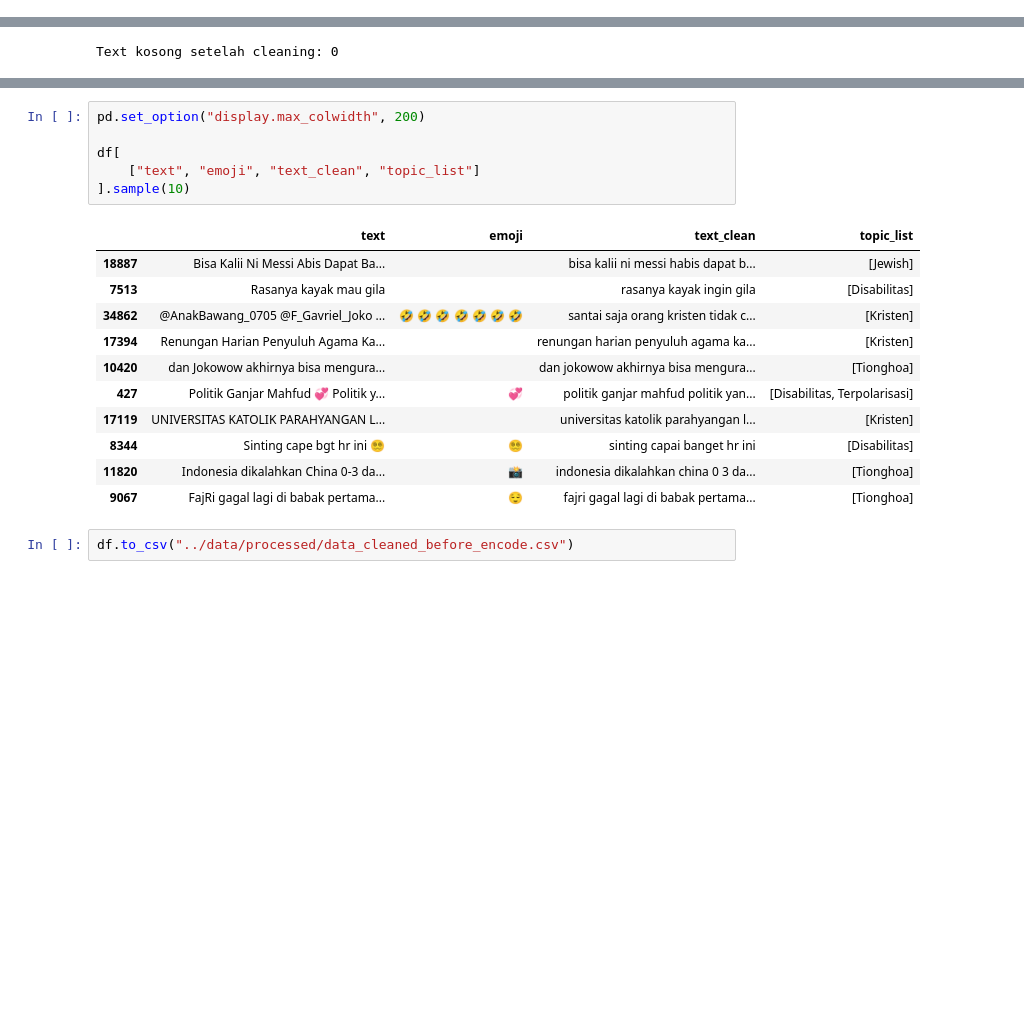
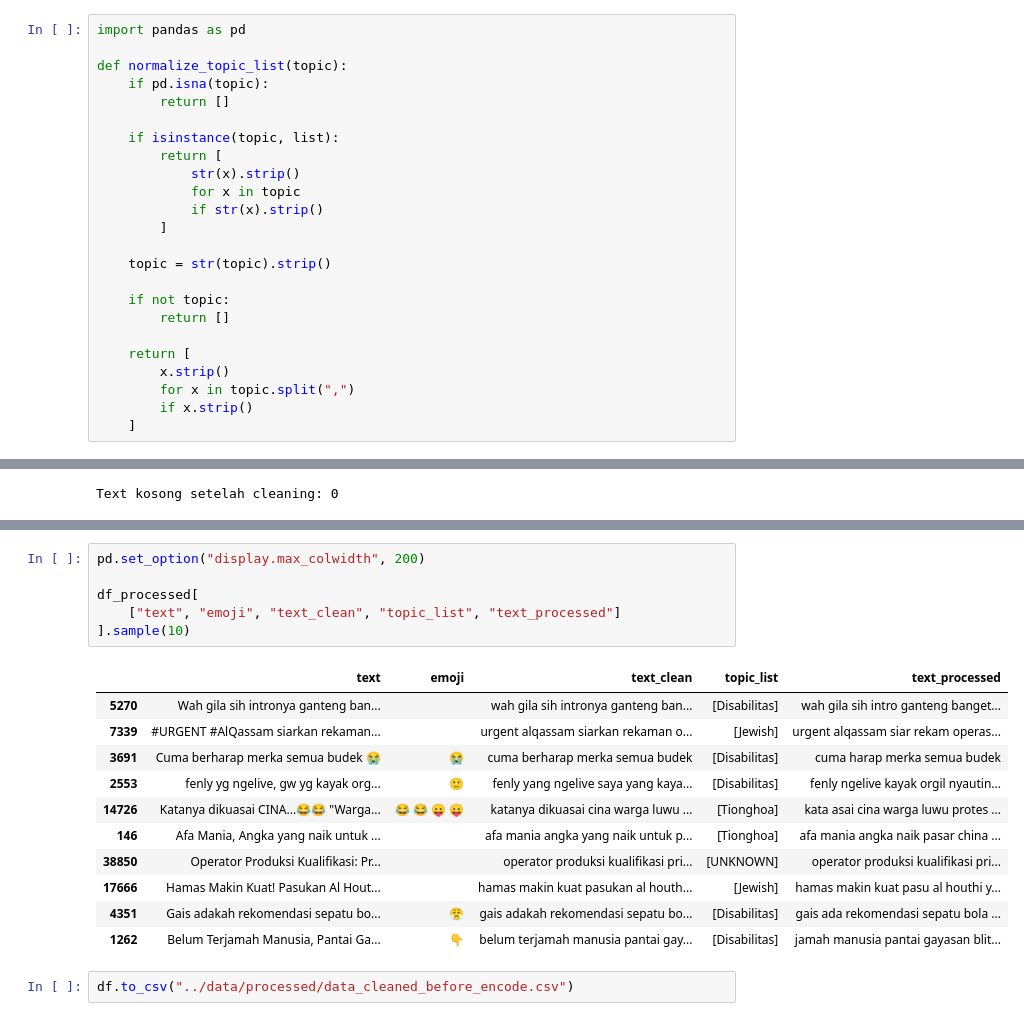
Before and after one commit to nurrasyid14/h, a Jupyter notebook: notebooks/02_preprocessing.ipynb, the cells around one changed output, grey strips where cells are left out. Drawn from its saved outputs; the diff is of its cells as text; blank space fills up the shorter version.

```diff
--- a/notebooks/02_preprocessing.ipynb
+++ b/notebooks/02_preprocessing.ipynb
@@ -289,6 +289,30 @@ def stem_text(text):
     return stemmer.stem(str(text))
 # %% [markdown]
 ### Label Encoder
+# %%
+import pandas as pd
+
+def normalize_topic_list(topic):
+    if pd.isna(topic):
+        return []
+
+    if isinstance(topic, list):
+        return [
+            str(x).strip()
+            for x in topic
+            if str(x).strip()
+        ]
+
+    topic = str(topic).strip()
+
+    if not topic:
+        return []
+
+    return [
+        x.strip()
+        for x in topic.split(",")
+        if x.strip()
+    ]
 # %%
 def encode_multilabel_column(data, column):
     """
@@ -397,20 +512,20 @@ Text kosong setelah cleaning: 0
 # %%
 pd.set_option("display.max_colwidth", 200)
 
-df[
-    ["text", "emoji", "text_clean", "topic_list"]
+df_processed[
+    ["text", "emoji", "text_clean", "topic_list", "text_processed"]
 ].sample(10)
 # %% [output]
-|  | text | emoji | text_clean | topic_list |
-| 18887 | Bisa Kalii Ni Messi Abis Dapat Ba... |  | bisa kalii ni messi habis dapat b... | [Jewish] |
-| 7513 | Rasanya kayak mau gila |  | rasanya kayak ingin gila | [Disabilitas] |
-| 34862 | @AnakBawang_0705 @F_Gavriel_Joko ... | 🤣 🤣 🤣 🤣 🤣 🤣 🤣 | santai saja orang kristen tidak c... | [Kristen] |
-| 17394 | Renungan Harian Penyuluh Agama Ka... |  | renungan harian penyuluh agama ka... | [Kristen] |
-| 10420 | dan Jokowow akhirnya bisa mengura... |  | dan jokowow akhirnya bisa mengura... | [Tionghoa] |
-| 427 | Politik Ganjar Mahfud 💞 Politik y... | 💞 | politik ganjar mahfud politik yan... | [Disabilitas, Terpolarisasi] |
-| 17119 | UNIVERSITAS KATOLIK PARAHYANGAN L... |  | universitas katolik parahyangan l... | [Kristen] |
-| 8344 | Sinting cape bgt hr ini 😵‍💫 | 😵‍💫 | sinting capai banget hr ini | [Disabilitas] |
-| 11820 | Indonesia dikalahkan China 0-3 da... | 📸 | indonesia dikalahkan china 0 3 da... | [Tionghoa] |
-| 9067 | FajRi gagal lagi di babak pertama... | 😌 | fajri gagal lagi di babak pertama... | [Tionghoa] |
+|  | text | emoji | text_clean | topic_list | text_processed |
+| 5270 | Wah gila sih intronya ganteng ban... |  | wah gila sih intronya ganteng ban... | [Disabilitas] | wah gila sih intro ganteng banget... |
+| 7339 | #URGENT #AlQassam siarkan rekaman... |  | urgent alqassam siarkan rekaman o... | [Jewish] | urgent alqassam siar rekam operas... |
+| 3691 | Cuma berharap merka semua budek 😭 | 😭 | cuma berharap merka semua budek | [Disabilitas] | cuma harap merka semua budek |
+| 2553 | fenly yg ngelive, gw yg kayak org... | 🙂 | fenly yang ngelive saya yang kaya... | [Disabilitas] | fenly ngelive kayak orgil nyautin... |
+| 14726 | Katanya dikuasai CINA...😂😂 "Warga... | 😂 😂 😛 😛 | katanya dikuasai cina warga luwu ... | [Tionghoa] | kata asai cina warga luwu protes ... |
+| 146 | Afa Mania, Angka yang naik untuk ... |  | afa mania angka yang naik untuk p... | [Tionghoa] | afa mania angka naik pasar china ... |
+| 38850 | Operator Produksi Kualifikasi: Pr... |  | operator produksi kualifikasi pri... | [UNKNOWN] | operator produksi kualifikasi pri... |
+| 17666 | Hamas Makin Kuat! Pasukan Al Hout... |  | hamas makin kuat pasukan al houth... | [Jewish] | hamas makin kuat pasu al houthi y... |
+| 4351 | Gais adakah rekomendasi sepatu bo... | 😤 | gais adakah rekomendasi sepatu bo... | [Disabilitas] | gais ada rekomendasi sepatu bola ... |
+| 1262 | Belum Terjamah Manusia, Pantai Ga... | 👇 | belum terjamah manusia pantai gay... | [Disabilitas] | jamah manusia pantai gayasan blit... |
 # %%
 df.to_csv("../data/processed/data_cleaned_before_encode.csv")
```
Also changed, not shown: parts of 3 cells of this notebook, 3 other files.
